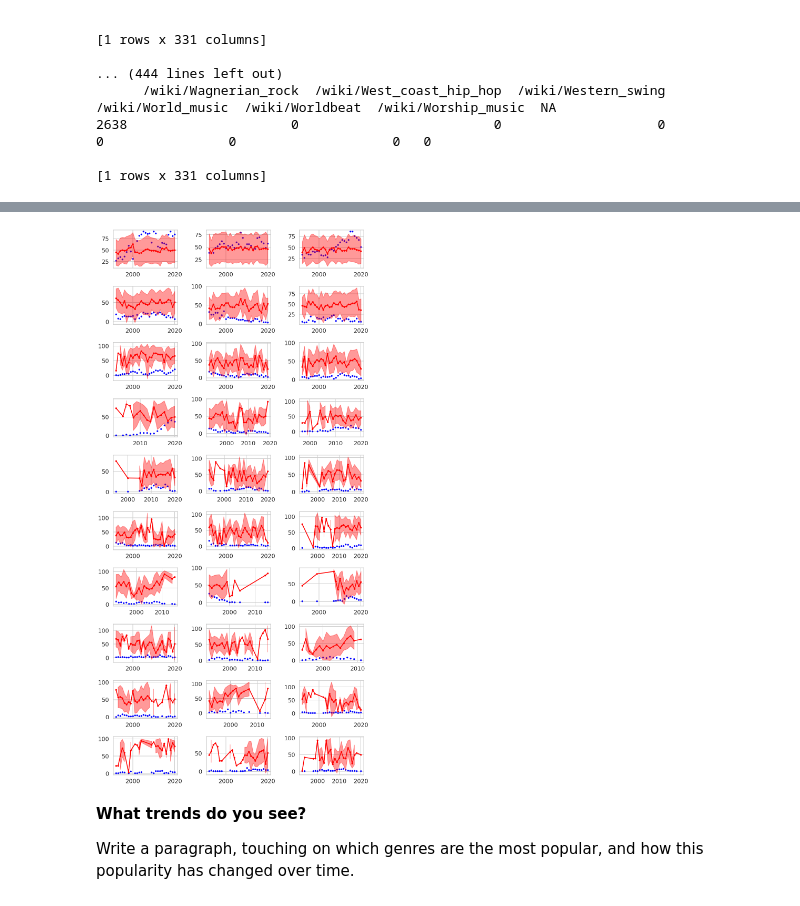
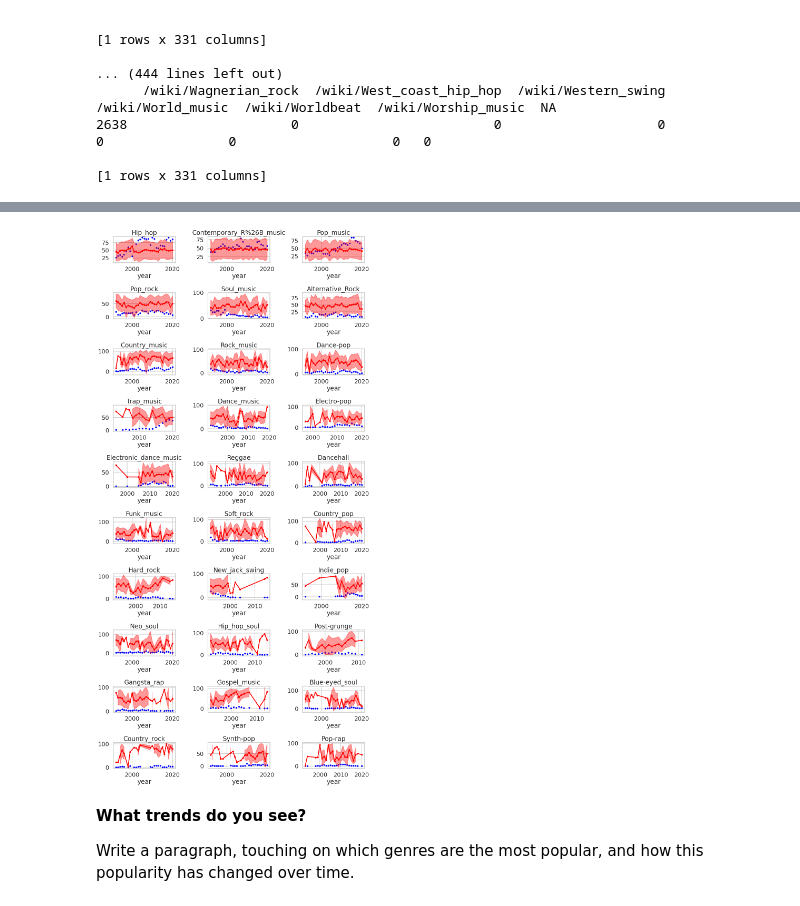
Before and after one commit to azizamirsaidova/homework_2, a Jupyter notebook: distribute_HW2.ipynb, the cells around one changed output, grey strips where cells are left out. Saved outputs shown, nothing was run; the diff lists cells and outputs as text; code cells hidden in the pictures.

```diff
--- a/distribute_HW2.ipynb
+++ b/distribute_HW2.ipynb
@@ -306,34 +306,36 @@ Use matplotlib object oriented programming!
 # %%
 #your code here
 
 fig, axs = plt.subplots(10,3 ,figsize=(15,30))
 
 row = 0
 col = 0
 
 for key in genreinfo.keys():
   year = genreinfo[key]['meanseries'].index
   mean = genreinfo[key]['meanseries'].values
   std = genreinfo[key]['stdseries'].values
   all_song = genreinfo[key]['rankingseries']['song'].count()
 
   axs[row,col].scatter(year, all_song, color = 'b', s=20)
   axs[row,col].scatter(year, mean, color = 'r', s=20)
   axs[row,col].plot(year, mean , color = 'r')
   axs[row,col].fill_between(year, mean-std, mean+std,  color = 'r', alpha= 0.4)
+  axs[row,col].set_xlabel("year")
+  axs[row,col].set_title(key.replace("/wiki/",""))
 
 
   if col ==2:
     row = row + 1
     col = 0
   else:
     col = col + 1
 
 
 plt.tight_layout()
 # plt.plot(a,b)
 # %% [output]
-[figure, old version]
+[figure, new version]
 # %% [markdown]
 **What trends do you see?**
 
```
